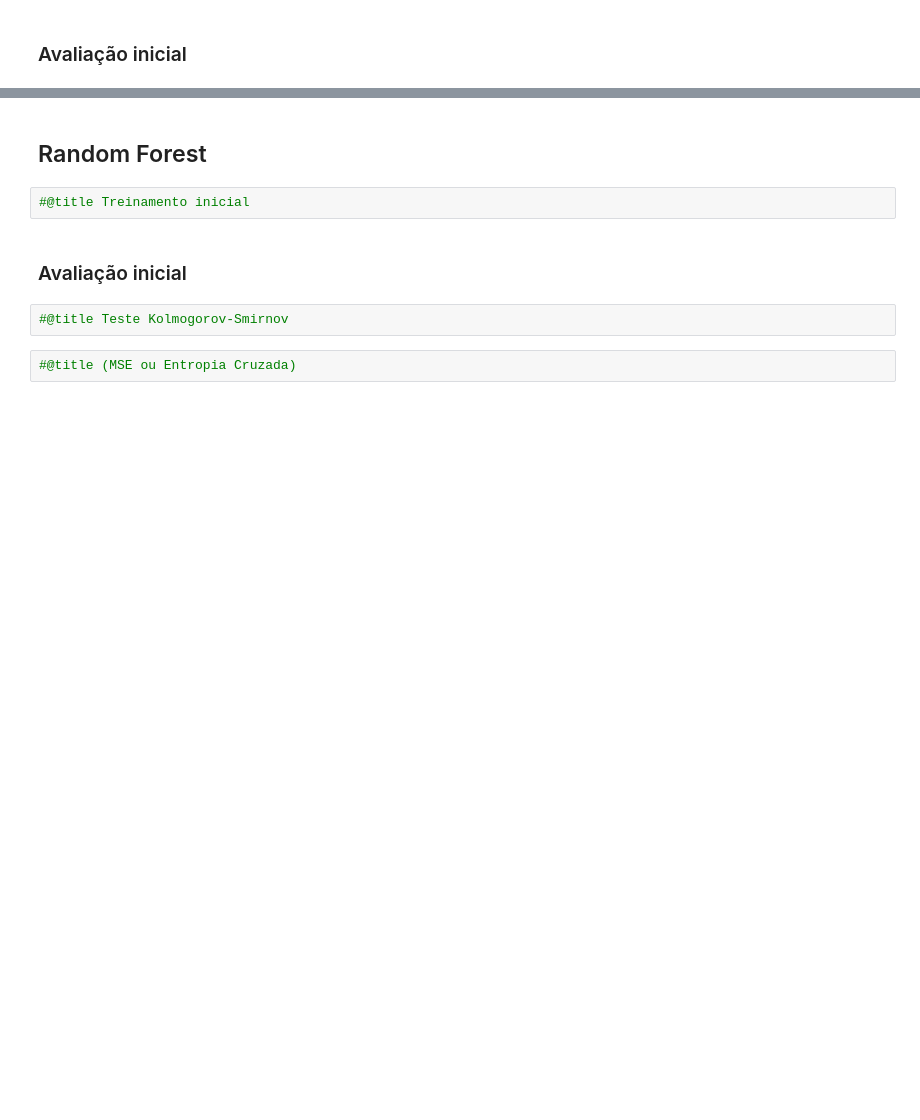
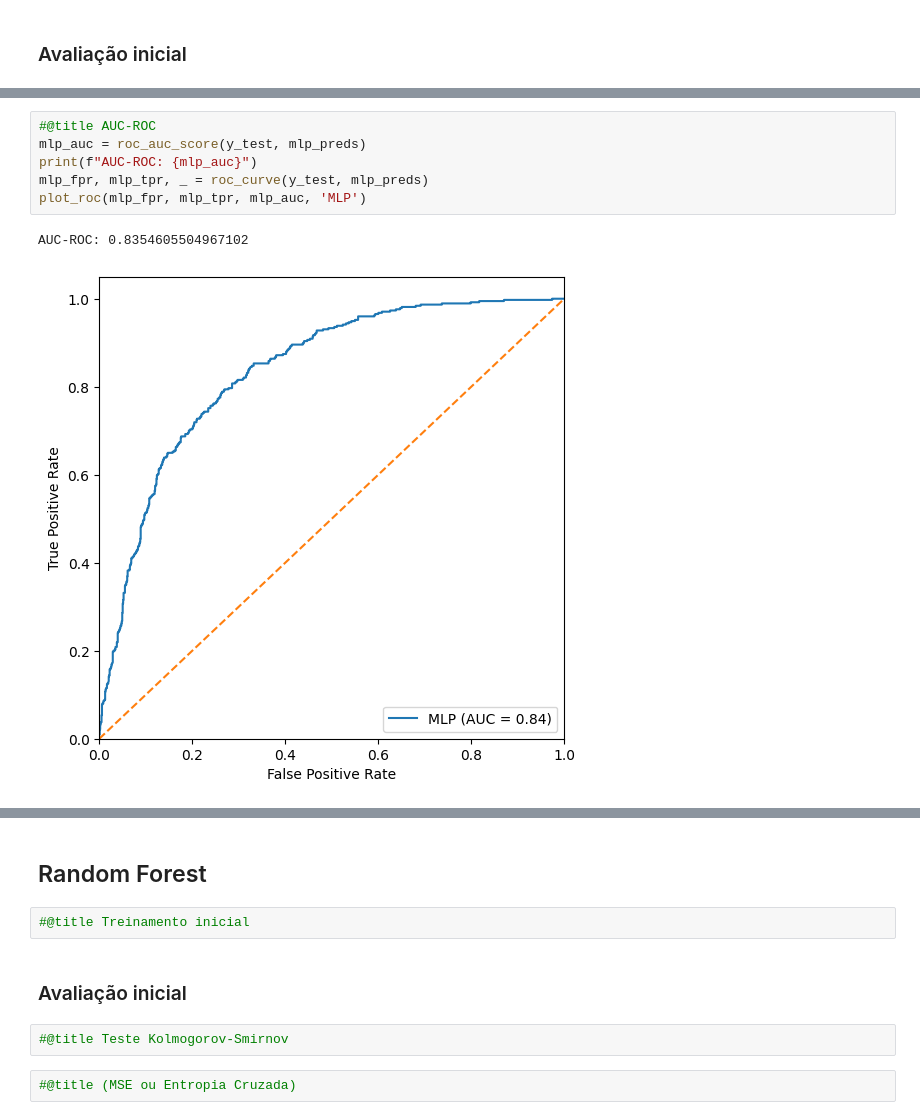
Before and after one commit to Vinicius-resende-cin/classifying-churn, a Jupyter notebook: main.ipynb, the cells around one changed output, grey strips where cells are left out. Cells and saved outputs as stored; diff of their text form; blank space fills up the shorter version.

```diff
--- a/main.ipynb
+++ b/main.ipynb
@@ -249,0 +340,9 @@ max        1.000000          1.000000    1.792528e+00  2.837633e+00
+# %%
+#@title AUC-ROC
+mlp_auc = roc_auc_score(y_test, mlp_preds)
+print(f"AUC-ROC: {mlp_auc}")
+mlp_fpr, mlp_tpr, _ = roc_curve(y_test, mlp_preds)
+plot_roc(mlp_fpr, mlp_tpr, mlp_auc, 'MLP')
+# %% [output]
+AUC-ROC: 0.8354605504967102
+[figure, added]
```
Also changed, not shown: parts of 19 cells of this notebook.
